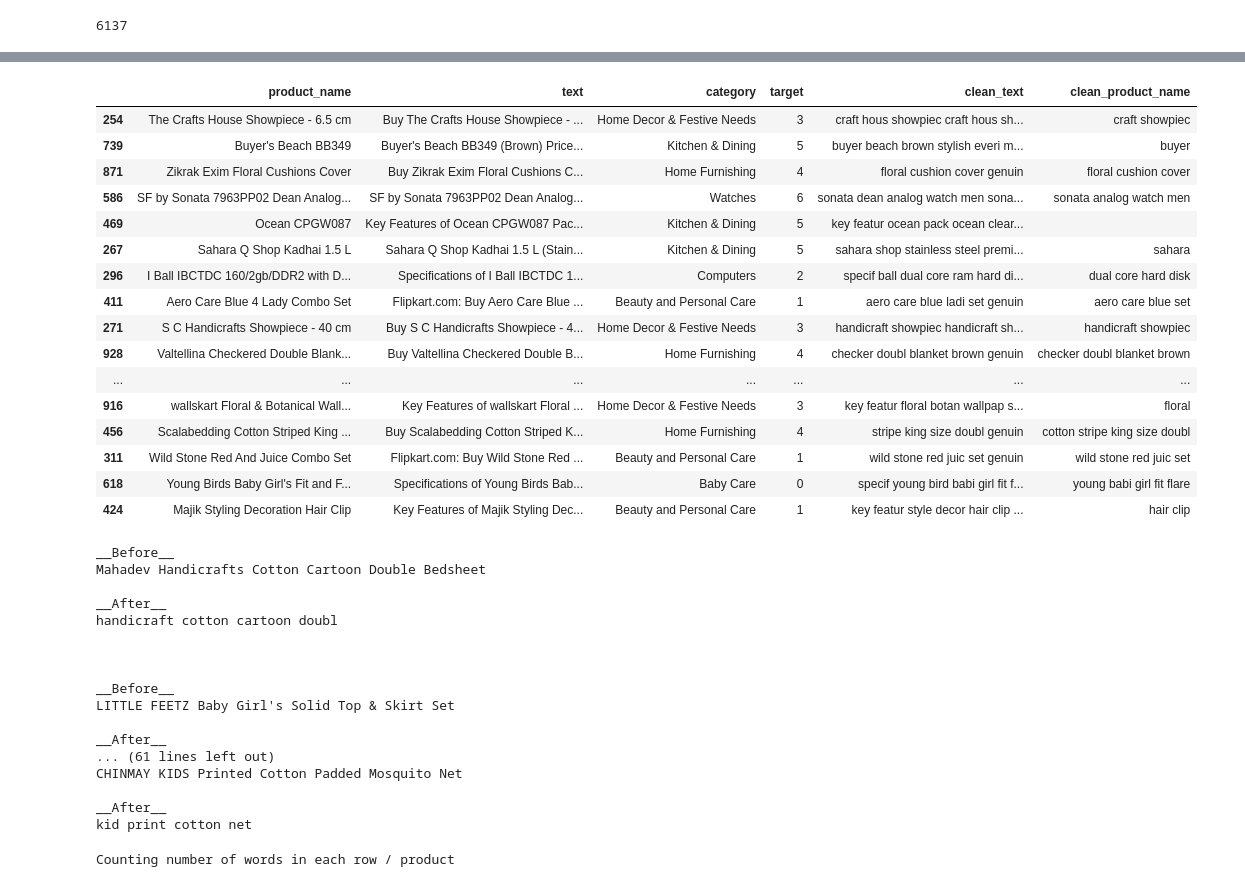
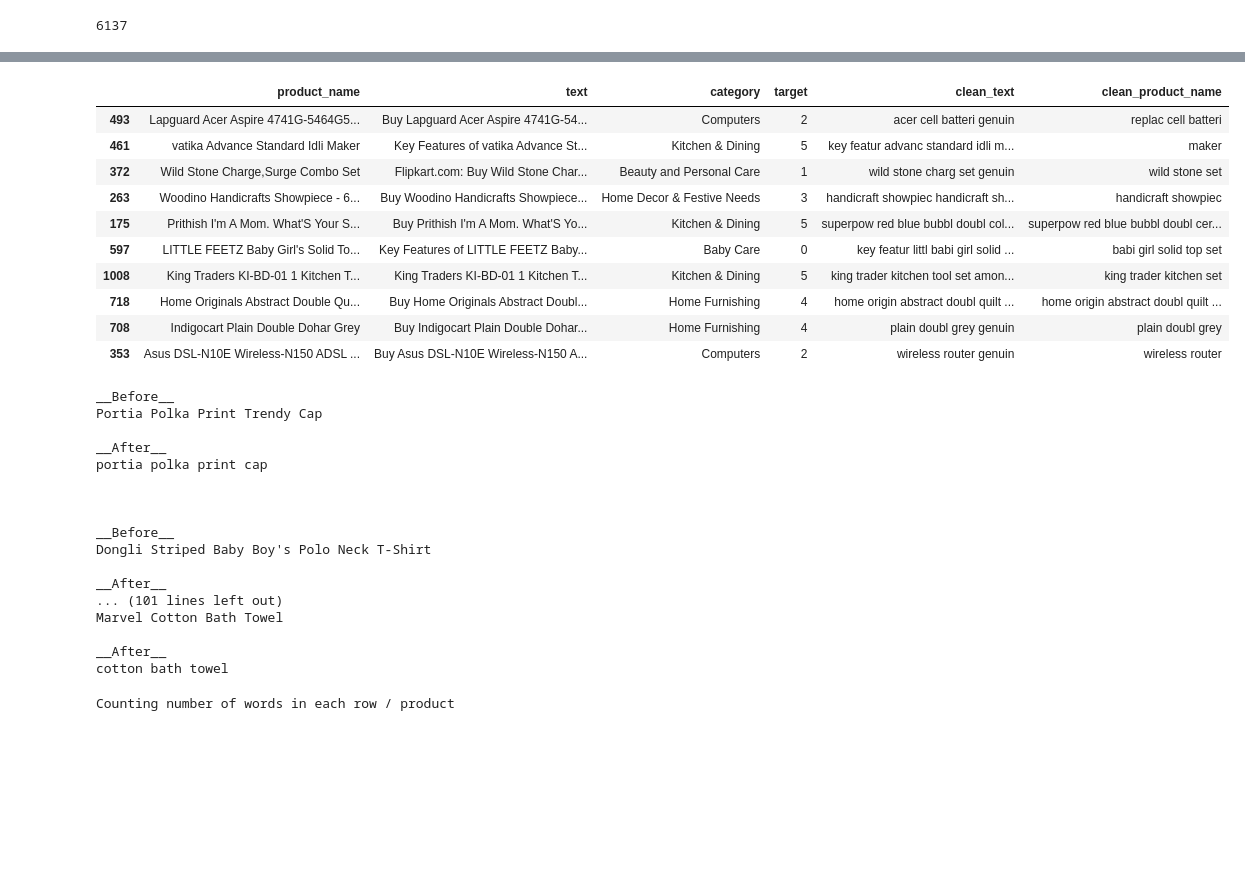
Before and after one commit to oumeima-elgharbi/P6_Data_Science_OpenClassrooms, a Jupyter notebook: P6_02_preprocess_NLP.ipynb, the cells around one changed output, grey strips where cells are left out. Saved outputs shown, nothing was run; the diff lists cells and outputs as text; code cells hidden in the pictures; blank space fills up the shorter version.

```diff
--- a/P6_02_preprocess_NLP.ipynb
+++ b/P6_02_preprocess_NLP.ipynb
@@ -1613,29 +1450,23 @@ data_text["clean_product_name"] = data_text.product_name.apply(
     lambda x: final_clean(x, process_text_5, "stem", list_max_1_words_product_name, eng_words_stem,
                           []))  # list_max_1_words_product_name duplicated_words_set
 # %%
-data_text.sample(20)
+data_text.sample(10)
 # %% [output]
 |  | product_name | text | category | target | clean_text | clean_product_name |
-| 254 | The Crafts House Showpiece - 6.5 cm | Buy The Crafts House Showpiece - ... | Home Decor & Festive Needs | 3 | craft hous showpiec craft hous sh... | craft showpiec |
-| 739 | Buyer's Beach BB349 | Buyer's Beach BB349 (Brown) Price... | Kitchen & Dining | 5 | buyer beach brown stylish everi m... | buyer |
-| 871 | Zikrak Exim Floral Cushions Cover | Buy Zikrak Exim Floral Cushions C... | Home Furnishing | 4 | floral cushion cover genuin | floral cushion cover |
-| 586 | SF by Sonata 7963PP02 Dean Analog... | SF by Sonata 7963PP02 Dean Analog... | Watches | 6 | sonata dean analog watch men sona... | sonata analog watch men |
-| 469 | Ocean CPGW087 | Key Features of Ocean CPGW087 Pac... | Kitchen & Dining | 5 | key featur ocean pack ocean clear... |  |
-| 267 | Sahara Q Shop Kadhai 1.5 L | Sahara Q Shop Kadhai 1.5 L (Stain... | Kitchen & Dining | 5 | sahara shop stainless steel premi... | sahara |
-| 296 | I Ball IBCTDC 160/2gb/DDR2 with D... | Specifications of I Ball IBCTDC 1... | Computers | 2 | specif ball dual core ram hard di... | dual core hard disk |
-| 411 | Aero Care Blue 4 Lady Combo Set | Flipkart.com: Buy Aero Care Blue ... | Beauty and Personal Care | 1 | aero care blue ladi set genuin | aero care blue set |
-| 271 | S C Handicrafts Showpiece - 40 cm | Buy S C Handicrafts Showpiece - 4... | Home Decor & Festive Needs | 3 | handicraft showpiec handicraft sh... | handicraft showpiec |
-| 928 | Valtellina Checkered Double Blank... | Buy Valtellina Checkered Double B... | Home Furnishing | 4 | checker doubl blanket brown genuin | checker doubl blanket brown |
-| ... | ... | ... | ... | ... | ... | ... |
-| 916 | wallskart Floral & Botanical Wall... | Key Features of wallskart Floral ... | Home Decor & Festive Needs | 3 | key featur floral botan wallpap s... | floral |
-| 456 | Scalabedding Cotton Striped King ... | Buy Scalabedding Cotton Striped K... | Home Furnishing | 4 | stripe king size doubl genuin | cotton stripe king size doubl |
-| 311 | Wild Stone Red And Juice Combo Set | Flipkart.com: Buy Wild Stone Red ... | Beauty and Personal Care | 1 | wild stone red juic set genuin | wild stone red juic set |
-| 618 | Young Birds Baby Girl's Fit and F... | Specifications of Young Birds Bab... | Baby Care | 0 | specif young bird babi girl fit f... | young babi girl fit flare |
-| 424 | Majik Styling Decoration Hair Clip | Key Features of Majik Styling Dec... | Beauty and Personal Care | 1 | key featur style decor hair clip ... | hair clip |
+| 493 | Lapguard Acer Aspire 4741G-5464G5... | Buy Lapguard Acer Aspire 4741G-54... | Computers | 2 | acer cell batteri genuin | replac cell batteri |
+| 461 | vatika Advance Standard Idli Maker | Key Features of vatika Advance St... | Kitchen & Dining | 5 | key featur advanc standard idli m... | maker |
+| 372 | Wild Stone Charge,Surge Combo Set | Flipkart.com: Buy Wild Stone Char... | Beauty and Personal Care | 1 | wild stone charg set genuin | wild stone set |
+| 263 | Woodino Handicrafts Showpiece - 6... | Buy Woodino Handicrafts Showpiece... | Home Decor & Festive Needs | 3 | handicraft showpiec handicraft sh... | handicraft showpiec |
+| 175 | Prithish I'm A Mom. What'S Your S... | Buy Prithish I'm A Mom. What'S Yo... | Kitchen & Dining | 5 | superpow red blue bubbl doubl col... | superpow red blue bubbl doubl cer... |
+| 597 | LITTLE FEETZ Baby Girl's Solid To... | Key Features of LITTLE FEETZ Baby... | Baby Care | 0 | key featur littl babi girl solid ... | babi girl solid top set |
+| 1008 | King Traders KI-BD-01 1 Kitchen T... | King Traders KI-BD-01 1 Kitchen T... | Kitchen & Dining | 5 | king trader kitchen tool set amon... | king trader kitchen set |
+| 718 | Home Originals Abstract Double Qu... | Buy Home Originals Abstract Doubl... | Home Furnishing | 4 | home origin abstract doubl quilt ... | home origin abstract doubl quilt ... |
+| 708 | Indigocart Plain Double Dohar Grey | Buy Indigocart Plain Double Dohar... | Home Furnishing | 4 | plain doubl grey genuin | plain doubl grey |
+| 353 | Asus DSL-N10E Wireless-N150 ADSL ... | Buy Asus DSL-N10E Wireless-N150 A... | Computers | 2 | wireless router genuin | wireless router |
 # %%
 sub_data = data_text[data_text.target == 0]
 
-for index, series in sub_data.sample(10).iterrows():
+for index, series in sub_data.sample(15).iterrows():
     print("__Before__")
     print(series["product_name"], end="\n\n")
     print("__After__")
@@ -1643,22 +1474,22 @@ for index, series in sub_data.sample(10).iterrows():
     print()
 # %% [output]
 __Before__
-Mahadev Handicrafts Cotton Cartoon Double Bedsheet
+Portia Polka Print Trendy Cap
 
 __After__
-handicraft cotton cartoon doubl
+portia polka print cap
 
 
 
 __Before__
-LITTLE FEETZ Baby Girl's Solid Top & Skirt Set
+Dongli Striped Baby Boy's Polo Neck T-Shirt
 
 __After__
-... (61 lines left out)
-CHINMAY KIDS Printed Cotton Padded Mosquito Net
+... (101 lines left out)
+Marvel Cotton Bath Towel
 
 __After__
-kid print cotton net
+cotton bath towel
 # %%
 print("Counting number of words in each row / product")
 data_text["_len_clean_text_"] = data_text.clean_text.str.split().apply(len)
```
Also changed, not shown: parts of 69 cells of this notebook, 1 other file.
